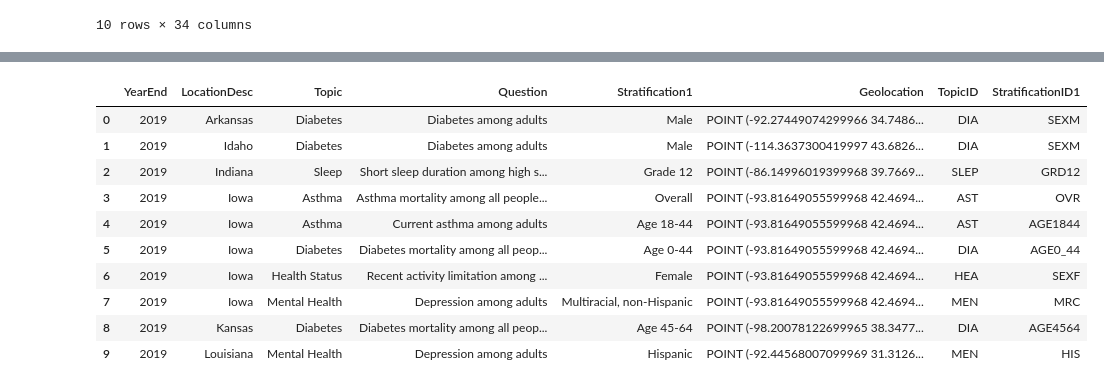
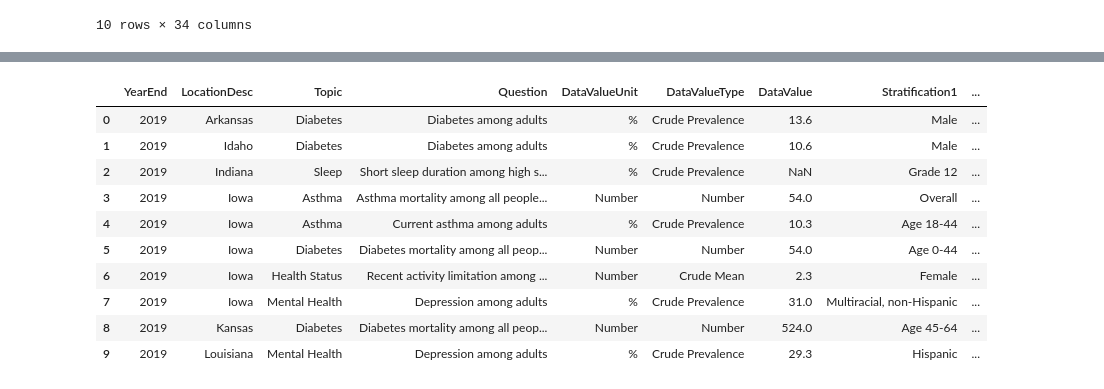
Before and after one commit to DWallace740/project3team11, a Jupyter notebook: Individual Notebooks/Avery_Javier_analysis_notebook.ipynb, the cells around one changed output, grey strips where cells are left out. Cells and saved outputs as stored; diff of their text form; code cells hidden in the pictures.

```diff
--- a/Individual Notebooks/Avery_Javier_analysis_notebook.ipynb
+++ b/Individual Notebooks/Avery_Javier_analysis_notebook.ipynb
@@ -73,0 +11,16 @@ raw_df.to_sql("US_Chronic_Disease_Indicators", conn, if_exists='append', index=F
+# %%
+# Load the data into a DataFrame
+raw_df = pd.read_csv("../Resources/U.S._Chronic_Disease_Indicators.csv")
+
+sqlite_file = '../Resources/U.S._Chronic_Disease_Indicators_Avery.sqlite'  # This is the SQLite file name
+conn = sqlite3.connect(sqlite_file)  # This creates or opens the SQLite file
+
+# Write the DataFrame to the SQLite database
+table_name = 'US_Chronic_Disease_Indicators'  # Name of the table in SQLite
+raw_df.to_sql(table_name, conn, if_exists='replace', index=False)
+
+# View the data
+query = f"SELECT * FROM `{table_name}` LIMIT 5;"  # Query to fetch the first 5 rows
+result = pd.read_sql_query(query, conn)
+print("Preview of the data written to the SQLite database:")
+print(result)
@@ -110,25 +66,25 @@ conn.close()
 # %%
 # Drop null and unnecessary columns from the df
-columns_to_drop = ["YearStart","LocationAbbr","Response","DataValueUnit","DataValueType","DataValue","DataValueAlt","DataValueFootnoteSymbol",
+columns_to_drop = ["YearStart","LocationAbbr","Response","DataValueAlt","DataValueFootnoteSymbol",
                    "StratificationCategory2","Stratification2","StratificationCategoryID1","DataValueTypeID","QuestionID","ResponseID",
                    "StratificationCategory3","Stratification3","StratificationCategoryID2","StratificationID2","StratificationCategoryID3",
                    "StratificationID3","LocationID","LowConfidenceLimit","HighConfidenceLimit","DataValueFootnote","DataSource",
                    "StratificationCategory1",]
 dropped_df = sql_df.drop(columns_to_drop, axis=1)
 
 dropped_df.head(10)
 # %% [output]
-|  | YearEnd | LocationDesc | Topic | Question | Stratification1 | Geolocation | TopicID | StratificationID1 |
-| 0 | 2019 | Arkansas | Diabetes | Diabetes among adults | Male | POINT (-92.27449074299966 34.7486... | DIA | SEXM |
-| 1 | 2019 | Idaho | Diabetes | Diabetes among adults | Male | POINT (-114.3637300419997 43.6826... | DIA | SEXM |
-| 2 | 2019 | Indiana | Sleep | Short sleep duration among high s... | Grade 12 | POINT (-86.14996019399968 39.7669... | SLEP | GRD12 |
-| 3 | 2019 | Iowa | Asthma | Asthma mortality among all people... | Overall | POINT (-93.81649055599968 42.4694... | AST | OVR |
-| 4 | 2019 | Iowa | Asthma | Current asthma among adults | Age 18-44 | POINT (-93.81649055599968 42.4694... | AST | AGE1844 |
-| 5 | 2019 | Iowa | Diabetes | Diabetes mortality among all peop... | Age 0-44 | POINT (-93.81649055599968 42.4694... | DIA | AGE0_44 |
-| 6 | 2019 | Iowa | Health Status | Recent activity limitation among ... | Female | POINT (-93.81649055599968 42.4694... | HEA | SEXF |
-| 7 | 2019 | Iowa | Mental Health | Depression among adults | Multiracial, non-Hispanic | POINT (-93.81649055599968 42.4694... | MEN | MRC |
-| 8 | 2019 | Kansas | Diabetes | Diabetes mortality among all peop... | Age 45-64 | POINT (-98.20078122699965 38.3477... | DIA | AGE4564 |
-| 9 | 2019 | Louisiana | Mental Health | Depression among adults | Hispanic | POINT (-92.44568007099969 31.3126... | MEN | HIS |
+|  | YearEnd | LocationDesc | Topic | Question | DataValueUnit | DataValueType | DataValue | Stratification1 | ... |
+| 0 | 2019 | Arkansas | Diabetes | Diabetes among adults | % | Crude Prevalence | 13.6 | Male | ... |
+| 1 | 2019 | Idaho | Diabetes | Diabetes among adults | % | Crude Prevalence | 10.6 | Male | ... |
+| 2 | 2019 | Indiana | Sleep | Short sleep duration among high s... | % | Crude Prevalence | NaN | Grade 12 | ... |
+| 3 | 2019 | Iowa | Asthma | Asthma mortality among all people... | Number | Number | 54.0 | Overall | ... |
+| 4 | 2019 | Iowa | Asthma | Current asthma among adults | % | Crude Prevalence | 10.3 | Age 18-44 | ... |
+| 5 | 2019 | Iowa | Diabetes | Diabetes mortality among all peop... | Number | Number | 54.0 | Age 0-44 | ... |
+| 6 | 2019 | Iowa | Health Status | Recent activity limitation among ... | Number | Crude Mean | 2.3 | Female | ... |
+| 7 | 2019 | Iowa | Mental Health | Depression among adults | % | Crude Prevalence | 31.0 | Multiracial, non-Hispanic | ... |
+| 8 | 2019 | Kansas | Diabetes | Diabetes mortality among all peop... | Number | Number | 524.0 | Age 45-64 | ... |
+| 9 | 2019 | Louisiana | Mental Health | Depression among adults | % | Crude Prevalence | 29.3 | Hispanic | ... |
 # %%
 # Rename columns for better readability
 renamed_df = dropped_df.rename(columns = {"YearEnd": "Year Recorded", "LocationDesc": "State",
```
Also changed, not shown: parts of 20 cells of this notebook, 6 other files.
